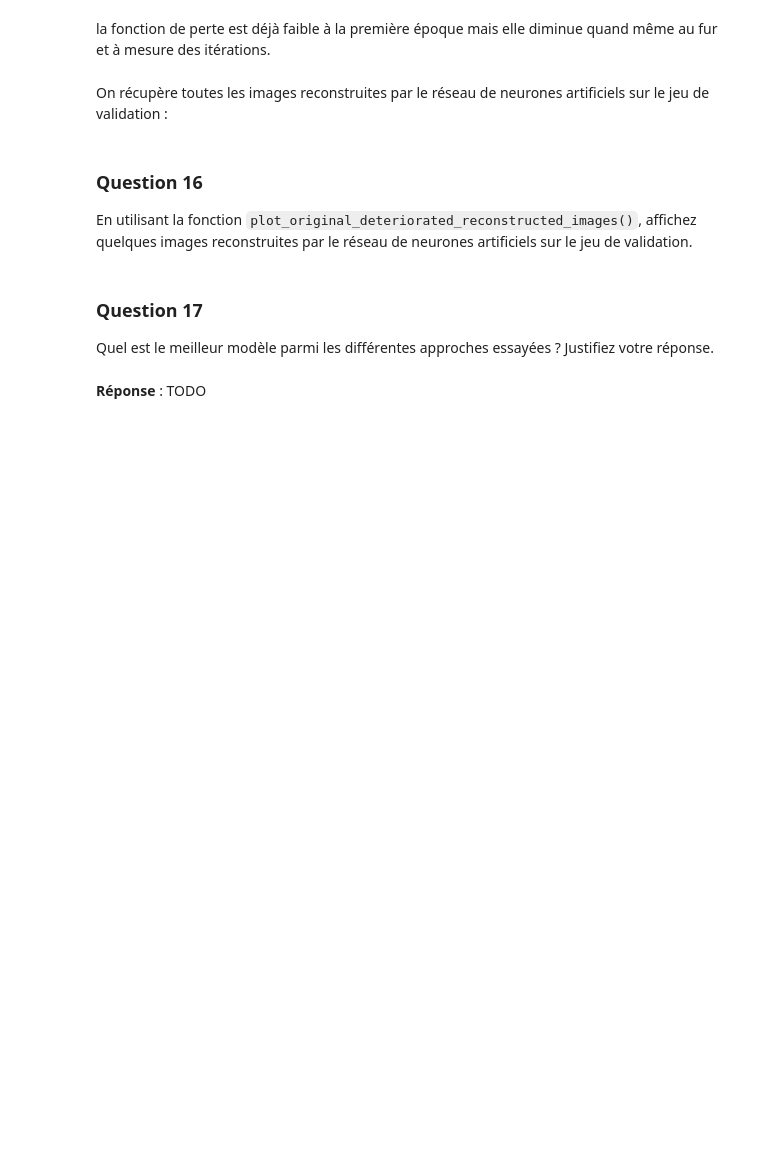
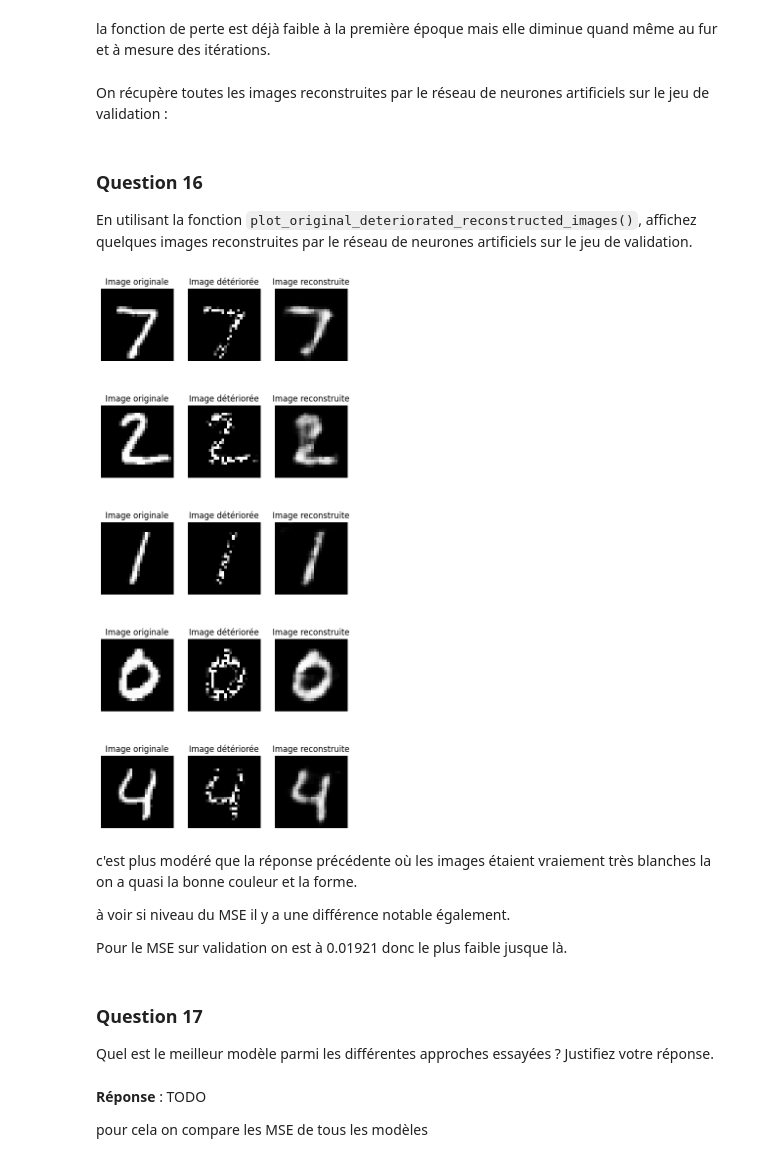
Before and after one commit to louisepech/test, a Jupyter notebook: notebooks/TP_4_1_énoncé.ipynb, the cells around one changed output. Drawn from its saved outputs; the diff is of its cells as text; code cells hidden in the pictures; blank space fills up the shorter version.

```diff
--- a/notebooks/TP_4_1_énoncé.ipynb
+++ b/notebooks/TP_4_1_énoncé.ipynb
@@ -798,10 +798,25 @@ X_val_reconstructed_dae = model(X_val_deteriorated).detach()
 
 En utilisant la fonction `plot_original_deteriorated_reconstructed_images()`, affichez quelques images reconstruites par le réseau de neurones artificiels sur le jeu de validation.
 # %%
-# TODO
+plot_original_deteriorated_reconstructed_images(
+X_val_original[:5],
+X_val_deteriorated[:5],
+X_val_reconstructed_dae[:5]
+)
+# %% [output]
+[figure, added]
+# %% [markdown]
+c'est plus modéré que la réponse précédente où les images étaient vraiement très blanches
+la on a quasi la bonne couleur et la forme.
+
+à voir si niveau du MSE il y a une différence notable également.
+
+Pour le MSE sur validation on est à 0.01921 donc le plus faible jusque là.
 # %% [markdown]
 ### Question 17
 
 Quel est le meilleur modèle parmi les différentes approches essayées ? Justifiez votre réponse.
 # %% [markdown]
 **Réponse** : TODO
+
+pour cela on compare les MSE de tous les modèles
```
